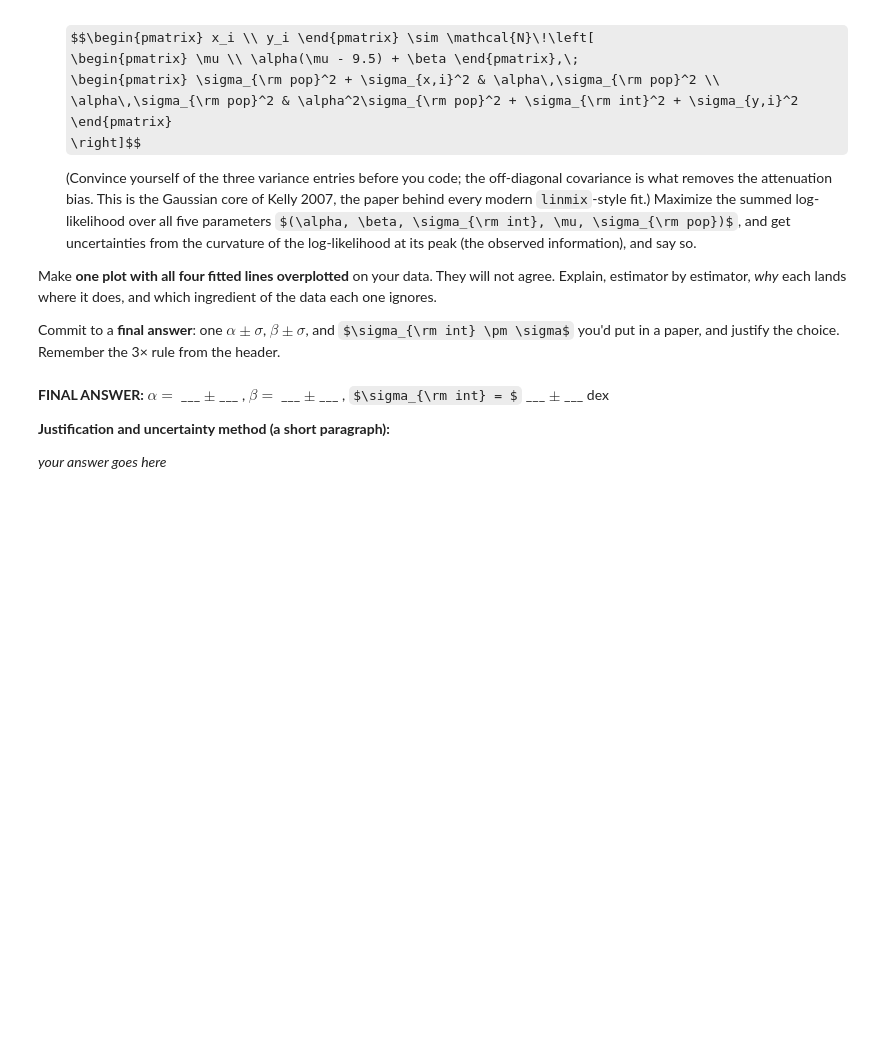
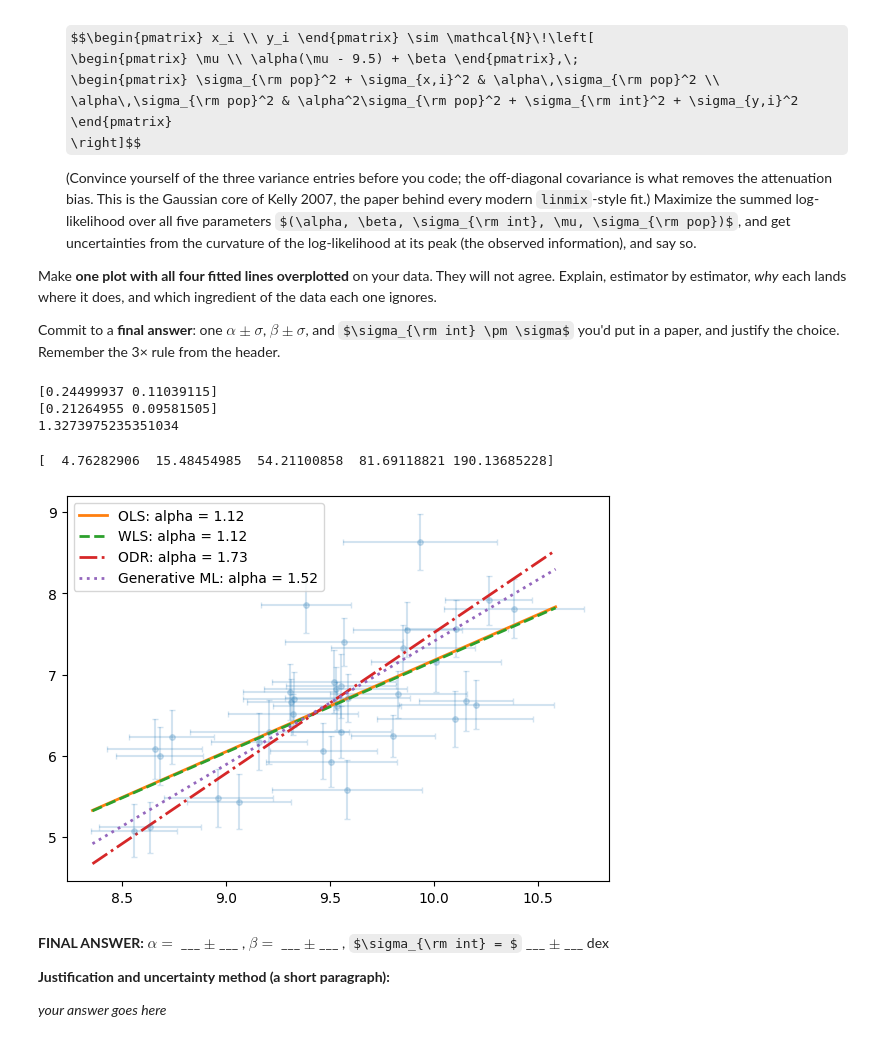
Before and after one commit to AustinMathison/ast457_2026_Fall, a Jupyter notebook: labs/04/lab04.ipynb, the cells around one changed output. Saved outputs shown, nothing was run; the diff lists cells and outputs as text; code cells hidden in the pictures; some formulas as TeX source; blank space fills up the shorter version.

```diff
--- a/labs/04/lab04.ipynb
+++ b/labs/04/lab04.ipynb
@@ -70,7 +71,7 @@ df = pd.DataFrame(data)
 x = df['logMstar']
 xp = x - 9.5
 y = df['logMBH']
-s_x = df['err_logMstar']
-s_y = df['err_logMBH']
+xerr = df['err_logMstar']
+yerr = df['err_logMBH']
 # %%
 fig, ax = plt.subplots(figsize=(7,5))
@@ -152,0 +185,16 @@ $\sigma_{\rm int} \pm \sigma$ you'd put in a paper, and justify the choice. Reme
+# %%
+def linear(p, xp):
+    return p[0] * xp + p[1]
+
+model  = odr.Model(linear)
+data   = odr.RealData(xp, y, sx=xerr, sy=yerr)
+fit    = odr.ODR(data, model, beta0=[alpha_hat, beta_hat]).run()
+
+alpha_odr, beta_odr = fit.beta
+print(fit.sd_beta)
+print(np.sqrt(np.diag(fit.cov_beta)))
+print(fit.res_var)
+# %% [output]
+[0.24499937 0.11039115]
+[0.21264955 0.09581505]
+1.3273975235351034
@@ -153,3 +221,34 @@ $\sigma_{\rm int} \pm \sigma$ you'd put in a paper, and justify the choice. Reme
+# %%
+def num_hessian(f, p, h=1e-4):
+    k = len(p)
+    H = np.zeros((k, k))
+    for i in range(k):
+        for j in range(k):
+            ei = np.zeros(k); ei[i] = h
+            ej = np.zeros(k); ej[j] = h
+            H[i, j] = (f(p + ei + ej) - f(p + ei - ej)
+                       - f(p - ei + ej) + f(p - ei - ej)) / (4 * h * h)
+    return H
+
+f = lambda p: neg_loglike(p, xp, y, xerr, yerr)
+H = num_hessian(f, res.x)
+print(np.linalg.eigvalsh(H))
+cov_ml = np.linalg.inv(H)
+err = np.sqrt(np.diag(cov_ml))
+# %% [output]
+[  4.76282906  15.48454985  54.21100858  81.69118821 190.13685228]
+# %%
+xg = np.linspace(x.min() - 0.2, x.max() + 0.2, 200)
+fig, ax = plt.subplots(figsize=(7, 5))
+ax.errorbar(x, y, xerr=xerr, yerr=yerr, fmt='o', ms=4, alpha = 0.2, capsize=2)
+for (a, b), lab, ls in [((alpha_hat, beta_hat), "OLS", "-"),
+                        ((alpha_wls, beta_wls), "WLS", "--"),
+                        ((alpha_odr, beta_odr), "ODR", "-."),
+                        ((res.x[0], res.x[1]), "Generative ML", ":")]:
+    ax.plot(xg, a * (xg - 9.5) + b, ls, lw=2, label=f"{lab}: alpha = {a:.2f}")
+ax.legend();
+# %% [output]
+[figure, added]
 # %% [markdown]
 **FINAL ANSWER:** $\alpha = $ ___ $\pm$ ___ , $\beta = $ ___ $\pm$ ___ , $\sigma_{\rm int} = $ ___ $\pm$ ___ dex
 
```
Also changed, not shown: parts of 7 cells of this notebook.
